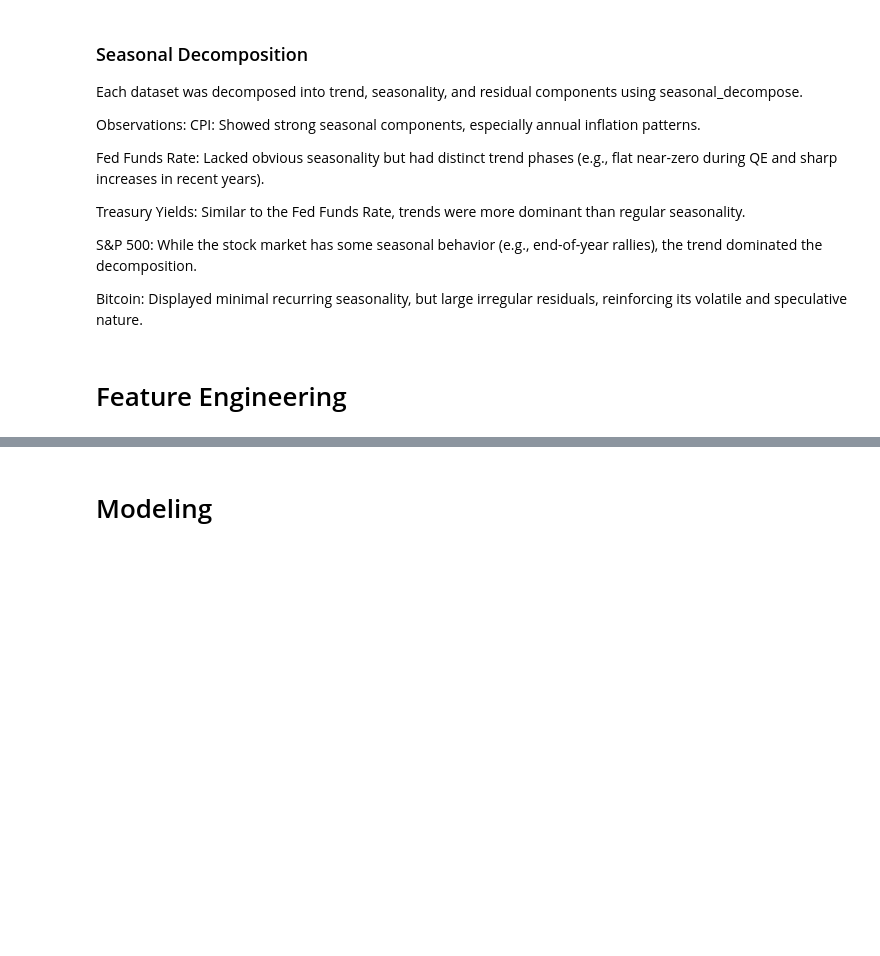
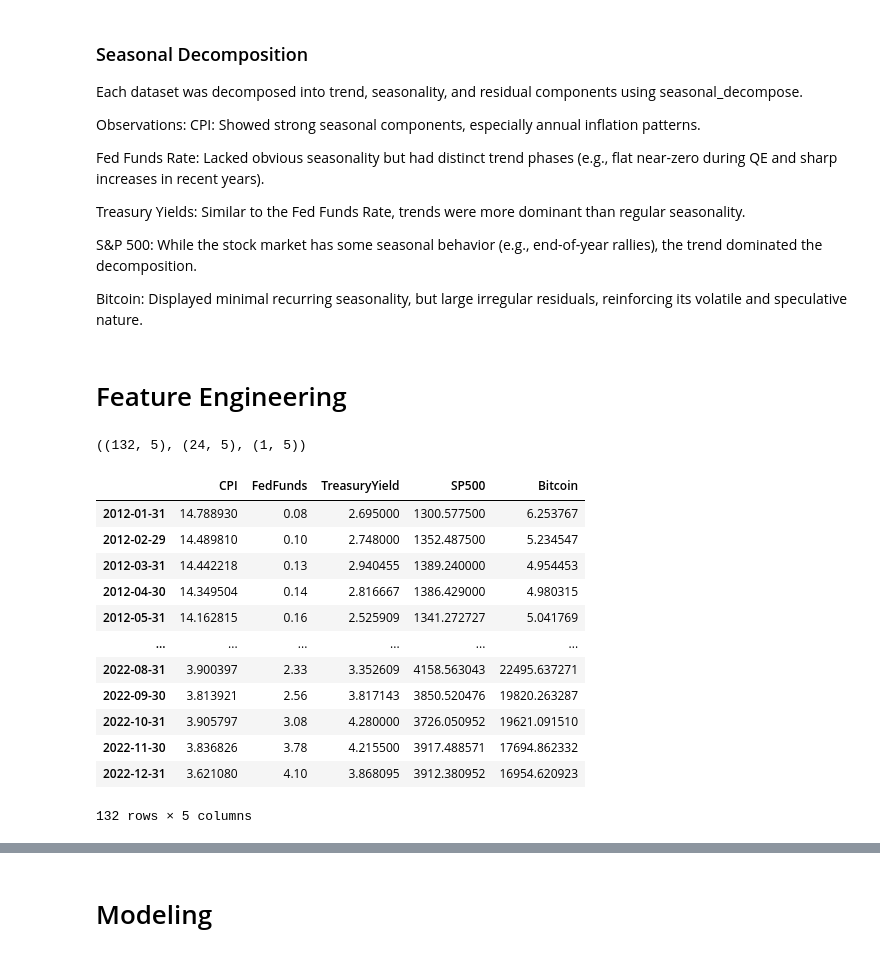
Before and after one commit to johnsonlarryl/prime-derivative, a Jupyter notebook: notebooks/EDA.ipynb, the cells around one changed output, grey strips where cells are left out. Cells and saved outputs as stored; diff of their text form; code cells hidden in the pictures; blank space fills up the shorter version.

```diff
--- a/notebooks/EDA.ipynb
+++ b/notebooks/EDA.ipynb
@@ -989,3 +1070,43 @@ S&P 500: While the stock market has some seasonal behavior (e.g., end-of-year ra
 Bitcoin: Displayed minimal recurring seasonality, but large irregular residuals, reinforcing its volatile and speculative nature.
 # %% [markdown]
 # Feature Engineering
+# %%
+start_date = "2012-01-01"
+train_end = "2022-12-31"
+val_start = "2023-01-01"
+val_end = "2024-12-31"
+test_month = "2025-01"
+
+cpi_series = cpi_monthly.loc[start_date:]['value'].rename("CPI")
+fed_series = fed_monthly.loc[start_date:]['fed_funds_rate'].rename("FedFunds")
+treasury_series = treasury_monthly.loc[start_date:]['treasury_20y_cmt'].rename("TreasuryYield")
+wsj_series = wsj_monthly.loc[start_date:]['Close'].rename("SP500")
+bitcoin_series = bitcoin_monthly.loc[start_date:]['Close'].rename("Bitcoin")
+
+# Interpolate only TreasuryYield over time
+model_data = pd.concat([cpi_series, fed_series, treasury_series, wsj_series, bitcoin_series], axis=1)
+model_data['TreasuryYield'] = model_data['TreasuryYield'].interpolate(method='time')
+
+train_data = model_data.loc[start_date:train_end]
+val_data = model_data.loc[val_start:val_end]
+test_data = model_data[model_data.index.to_period("M") == pd.Period(test_month)]
+
+(train_data.shape, val_data.shape, test_data.shape)
+# %% [output]
+((132, 5), (24, 5), (1, 5))
+# %%
+train_data
+# %% [output]
+|  | CPI | FedFunds | TreasuryYield | SP500 | Bitcoin |
+| 2012-01-31 | 14.788930 | 0.08 | 2.695000 | 1300.577500 | 6.253767 |
+| 2012-02-29 | 14.489810 | 0.10 | 2.748000 | 1352.487500 | 5.234547 |
+| 2012-03-31 | 14.442218 | 0.13 | 2.940455 | 1389.240000 | 4.954453 |
+| 2012-04-30 | 14.349504 | 0.14 | 2.816667 | 1386.429000 | 4.980315 |
+| 2012-05-31 | 14.162815 | 0.16 | 2.525909 | 1341.272727 | 5.041769 |
+| ... | ... | ... | ... | ... | ... |
+| 2022-08-31 | 3.900397 | 2.33 | 3.352609 | 4158.563043 | 22495.637271 |
+| 2022-09-30 | 3.813921 | 2.56 | 3.817143 | 3850.520476 | 19820.263287 |
+| 2022-10-31 | 3.905797 | 3.08 | 4.280000 | 3726.050952 | 19621.091510 |
+| 2022-11-30 | 3.836826 | 3.78 | 4.215500 | 3917.488571 | 17694.862332 |
+| 2022-12-31 | 3.621080 | 4.10 | 3.868095 | 3912.380952 | 16954.620923 |
+132 rows × 5 columns
```
Also changed, not shown: parts of 24 cells of this notebook, 1 other file.
